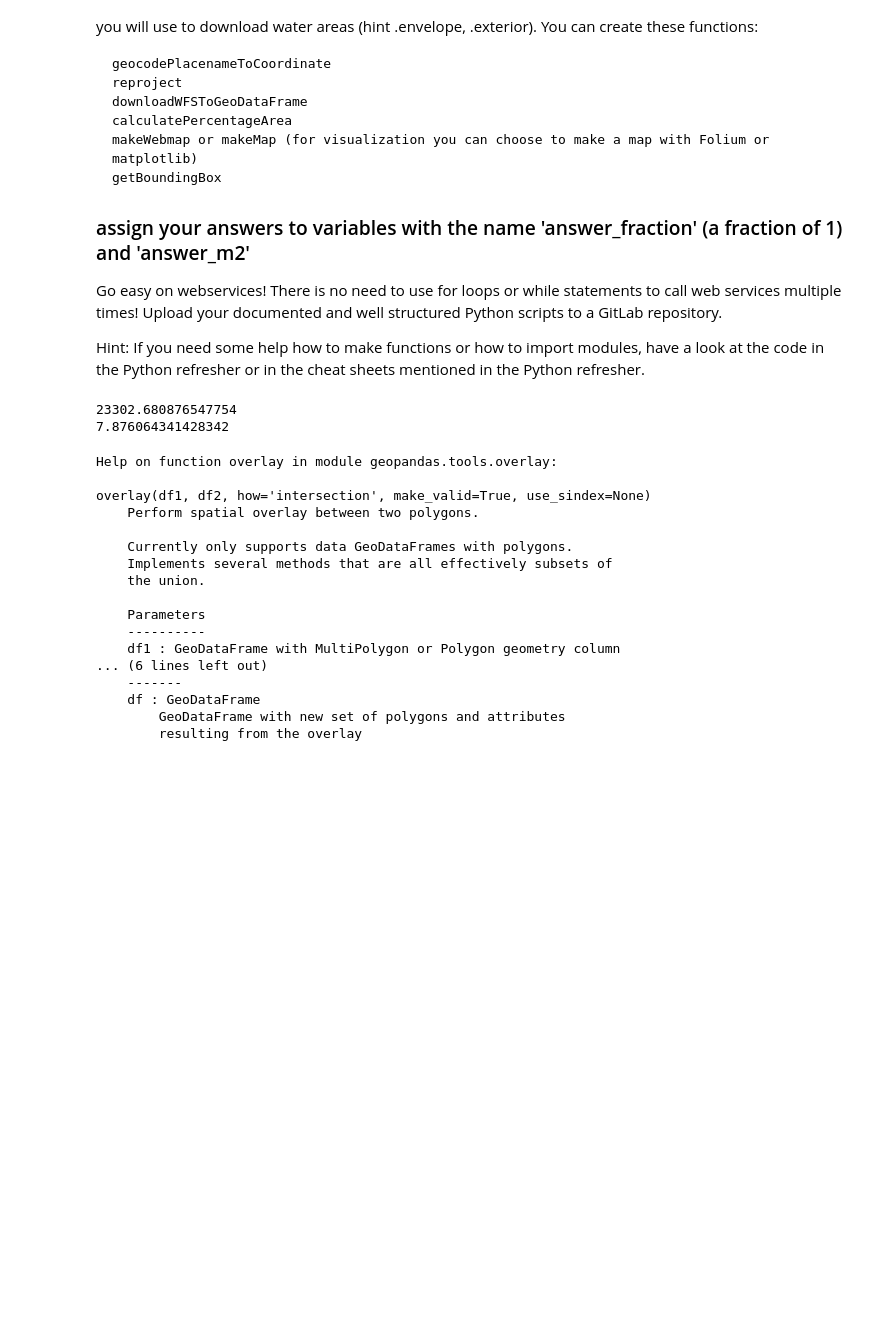
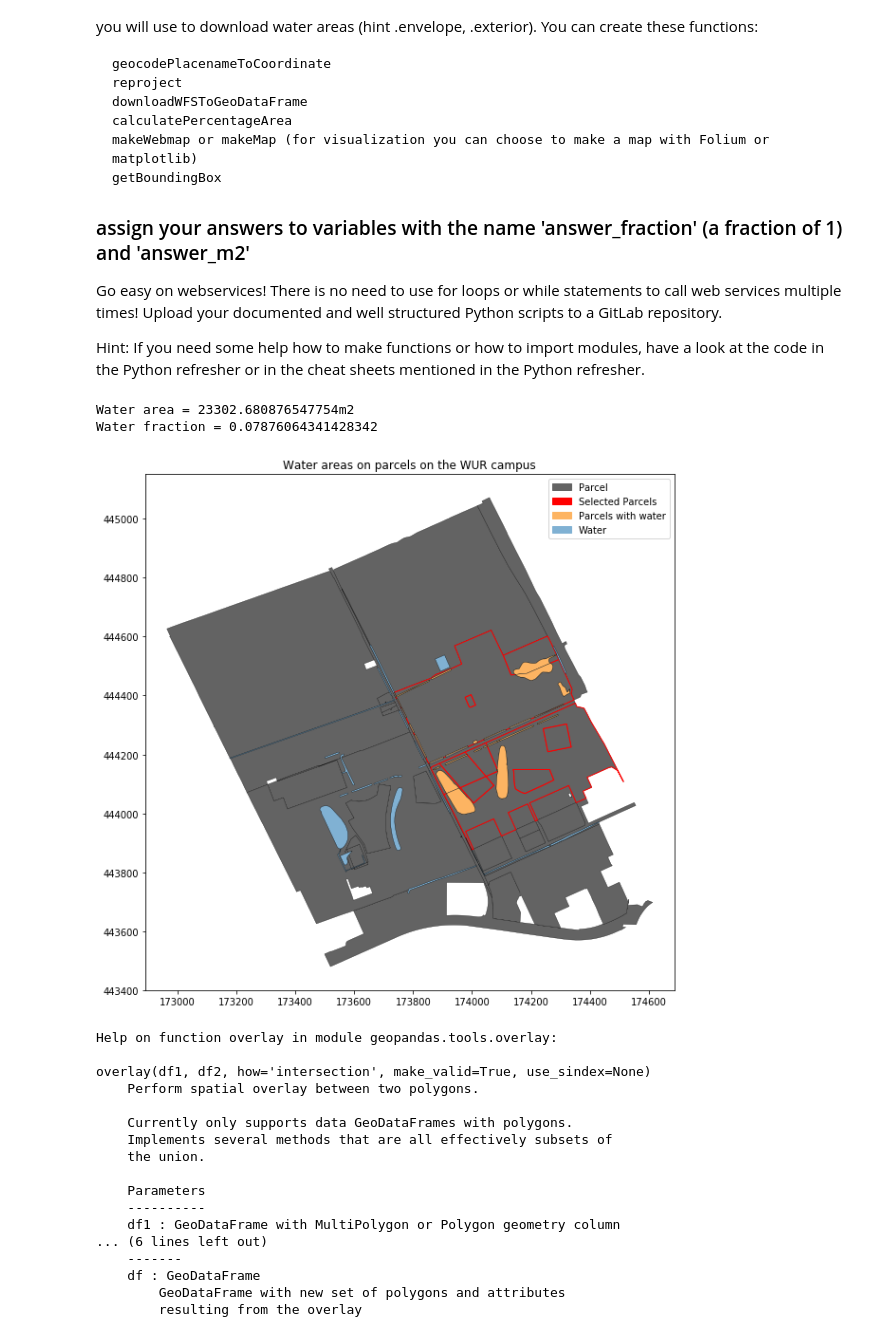
Before and after one commit to MarritL/GeoscriptingAssignment11, a Jupyter notebook: main.ipynb, the cells around one changed output. Saved outputs shown, nothing was run; the diff lists cells and outputs as text; code cells hidden in the pictures; blank space fills up the shorter version.

Commit message:
visualization in main

```diff
--- a/main.ipynb
+++ b/main.ipynb
@@ -50,37 +52,54 @@ from python.calculatePercentageArea import calculatePercentageArea
 # %%
 # get coordinates of Wageningen
 try:
     wageningen = geocodePlacenameToCoordinates('Wageningen University')
 except:
     print("Location not found")
 
 # reproject to RD New
 x, y = reproject(wageningen, '4326', '28992')
 
 # download WFS parcels
 parcelsWFSUrl = 'https://geodata.nationaalgeoregister.nl/kadastralekaartv3/wfs'
 waterWFSUrl = 'https://geodata.nationaalgeoregister.nl/beta/bgt/wfs'
 version = '2.0.0'
 parcelsBBox = x-450, y-350, x+300, y+350
 parcelGDF = downloadWFSToGeoDataFrame(parcelsWFSUrl, version, parcelsBBox, 'kadastralekaartv3:perceel')
 
 waterGDF = downloadWFSToGeoDataFrame(waterWFSUrl, version, parcelsBBox, 'bgt:waterdeel')
 
 
 # select parcels
 parcelArray = ['10709', '10905', '10906', '10907', '10908', '10909', '11184', '11185', '11208', '11593']
 selectedParcelGDF = gpd.GeoDataFrame(parcelGDF[parcelGDF['perceelnummer'].isin(parcelArray)])
 
 
 water = calculatePercentageArea(selectedParcelGDF, waterGDF)
 answer_m2 = sum(water.area)
 parcelArea = sum(selectedParcelGDF.area)
 answer_fraction = waterArea / parcelArea
-print(answer_m2))
-print(answer_fraction)
+print("Water area = " + str(answer_m2) + "m2")
+print("Water fraction = " + str(answer_fraction))
+
+# Visualization
+f, ax = plt.subplots(1, figsize=(10, 10))
+ax.set_title('Water areas on parcels on the WUR campus')
+parcelGDF.plot(ax=ax, color='#636363', linewidth=0.3, edgecolor='black')
+selectedParcelGDF.plot(ax = ax, color = '#636363', edgecolor = 'red')
+waterGDF.plot(ax=ax, color='#80b1d3', linewidth=0.3, edgecolor='black')
+water.plot(ax=ax, color='#fdb462', linewidth=0.3, edgecolor='black')
+ParcelPatch = Patch(color='#636363', label='Parcel')
+SelectedPatch = Patch(color='red', label='Selected Parcels')
+IntersectPatch = Patch(color='#fdb462', label='Parcels with water')
+WaterPatch = Patch(color='#80b1d3', label='Water')
+plt.legend(handles=[ParcelPatch, SelectedPatch, IntersectPatch, WaterPatch])
+ax.set_facecolor("white")
+plt.axis('equal');
+plt.show()
 # %% [output]
-23302.680876547754
-7.876064341428342
+Water area = 23302.680876547754m2
+Water fraction = 0.07876064341428342
+[figure, added]
 # %%
 help(gpd.overlay)
 # %% [output]
```
Also changed, not shown: parts of 1 cell of this notebook.
